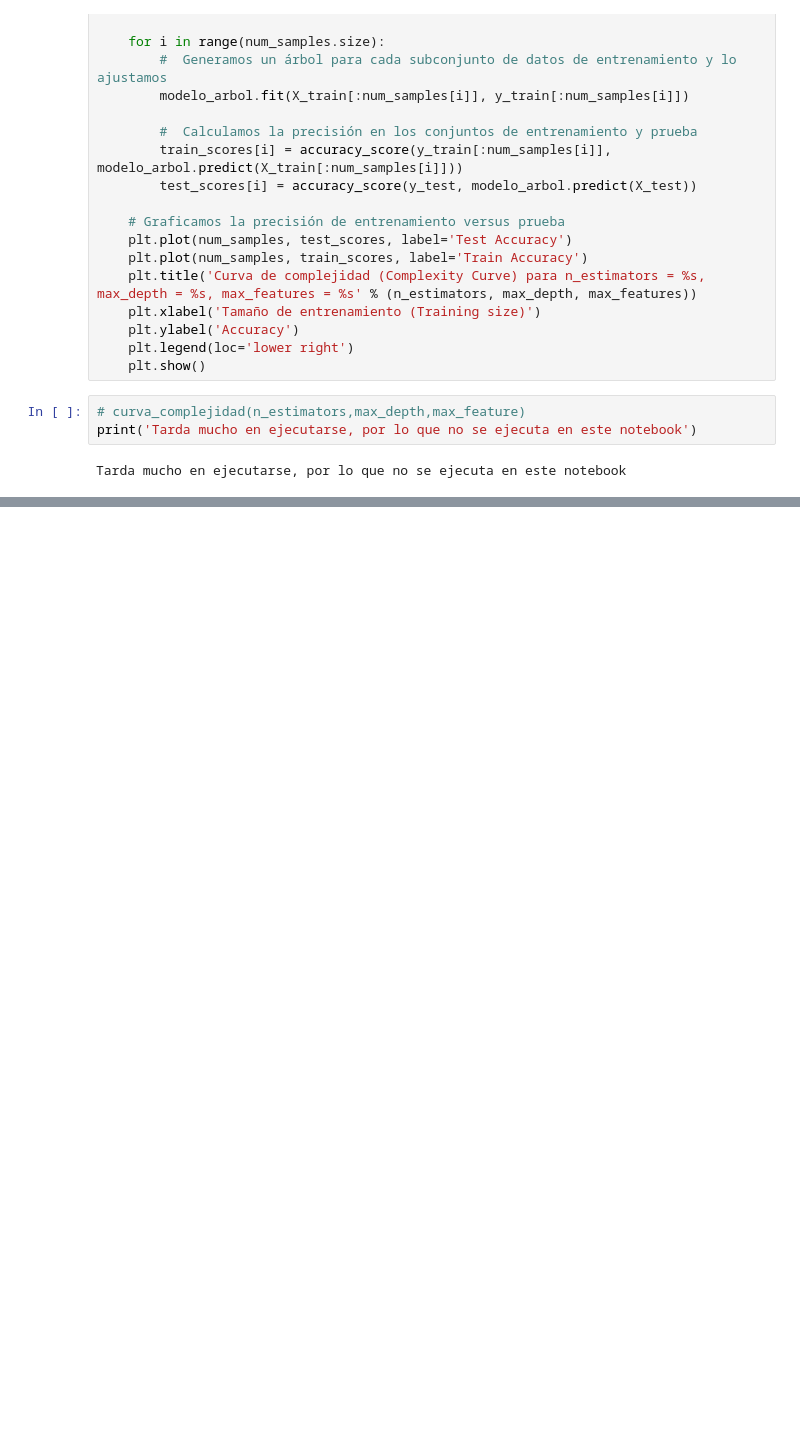
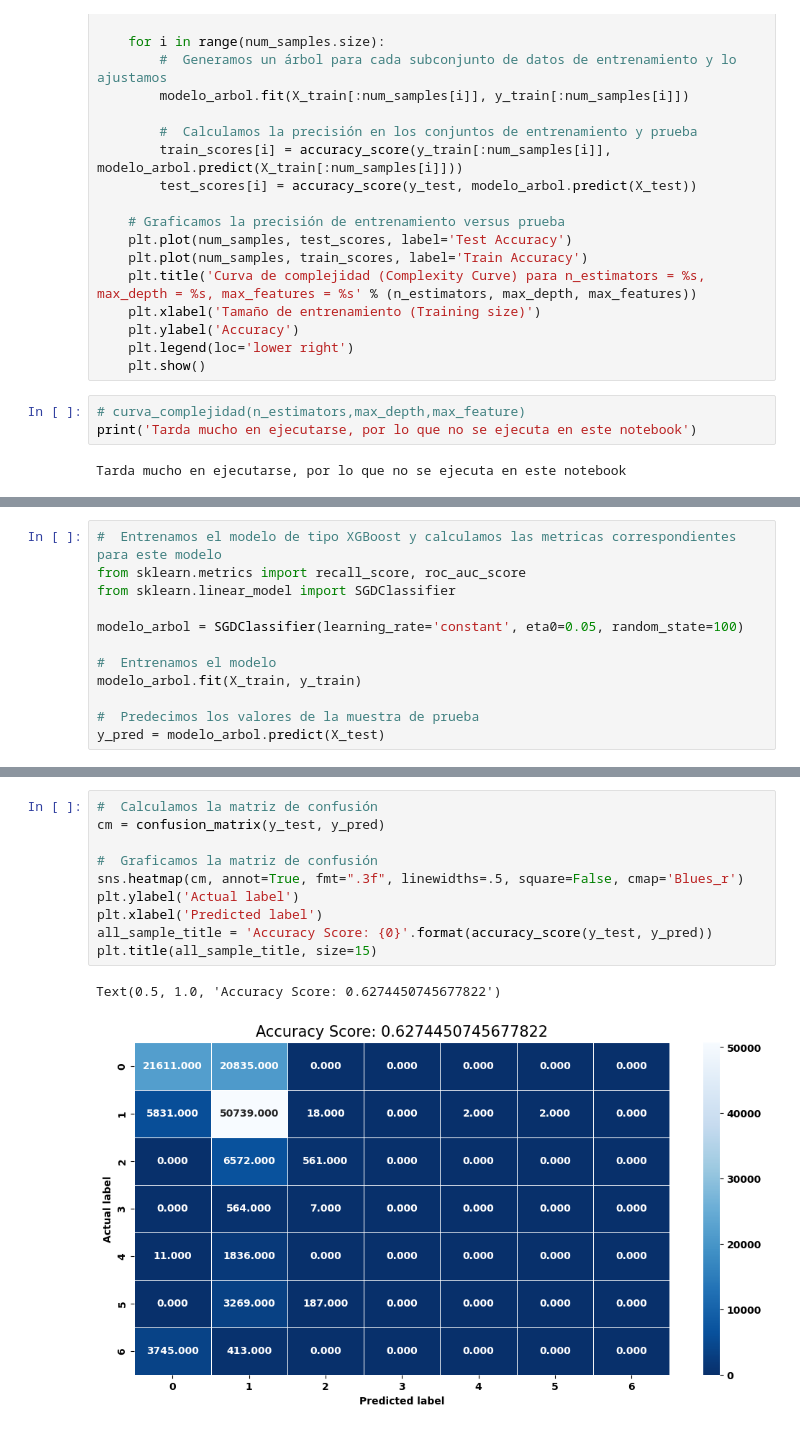
Before and after one commit to Enriquepardo/Examen-EDA, a Jupyter notebook: DataSet.ipynb, the cells around one changed output, grey strips where cells are left out. Saved outputs shown, nothing was run; the diff lists cells and outputs as text; blank space fills up the shorter version.

```diff
--- a/DataSet.ipynb
+++ b/DataSet.ipynb
@@ -629,0 +690,12 @@ Tarda mucho en ejecutarse, por lo que no se ejecuta en este notebook
+# %%
+#  Entrenamos el modelo de tipo XGBoost y calculamos las metricas correspondientes para este modelo
+from sklearn.metrics import recall_score, roc_auc_score
+from sklearn.linear_model import SGDClassifier
+
+modelo_arbol = SGDClassifier(learning_rate='constant', eta0=0.05, random_state=100)
+
+#  Entrenamos el modelo
+modelo_arbol.fit(X_train, y_train)
+
+#  Predecimos los valores de la muestra de prueba
+y_pred = modelo_arbol.predict(X_test)
@@ -629,0 +725,13 @@ Tarda mucho en ejecutarse, por lo que no se ejecuta en este notebook
+# %%
+#  Calculamos la matriz de confusión
+cm = confusion_matrix(y_test, y_pred)
+
+#  Graficamos la matriz de confusión
+sns.heatmap(cm, annot=True, fmt=".3f", linewidths=.5, square=False, cmap='Blues_r')
+plt.ylabel('Actual label')
+plt.xlabel('Predicted label')
+all_sample_title = 'Accuracy Score: {0}'.format(accuracy_score(y_test, y_pred))
+plt.title(all_sample_title, size=15)
+# %% [output]
+Text(0.5, 1.0, 'Accuracy Score: 0.6274450745677822')
+[figure, added]
```
Also changed, not shown: parts of 28 cells of this notebook.
